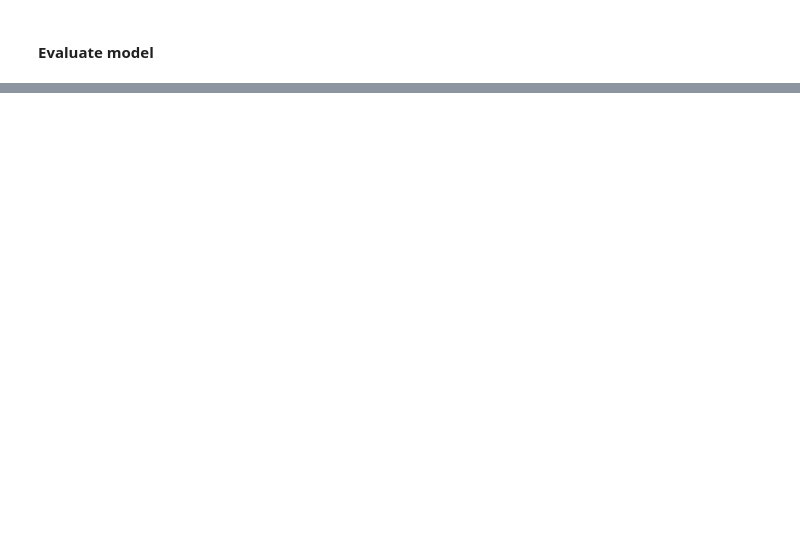
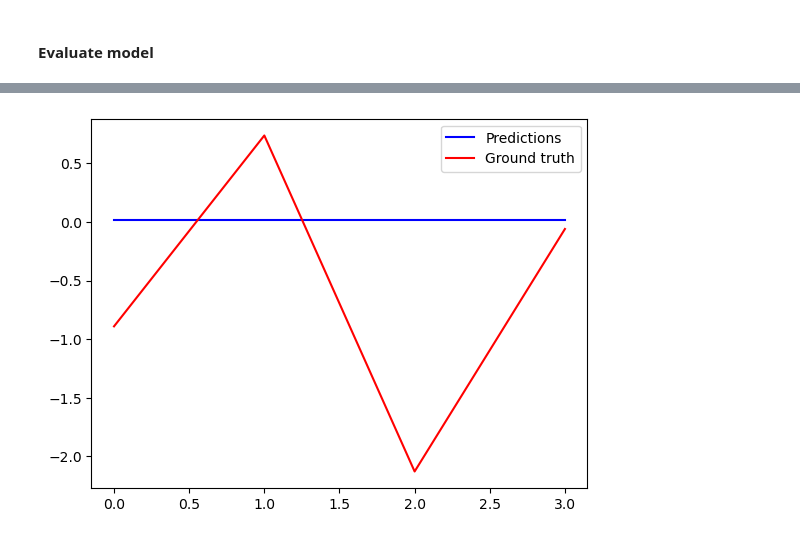
Before and after one commit to AI4S2S/cookbook, a Jupyter notebook: workflow/pred_temperature_transformer.ipynb, the cells around one changed output, grey strips where cells are left out. Cells and saved outputs as stored; diff of their text form; code cells hidden in the pictures; blank space fills up the shorter version.

Commit message:
evaluate predictions with testing data

```diff
--- a/workflow/pred_temperature_transformer.ipynb
+++ b/workflow/pred_temperature_transformer.ipynb
@@ -328,0 +327,26 @@ Visualization
+# %%
+# switch model into evaluation mode
+model.eval()
+hist_test = []
+predictions = []
+hist_test_step = 0
+for batch_idx, (X_batch, y_batch) in enumerate(test_loader):
+    var_X_batch = torch.autograd.Variable(X_batch).to(device)
+    var_y_batch = torch.autograd.Variable(y_batch).to(device)
+    optimizer.zero_grad()
+    with torch.no_grad():
+        output = model(var_X_batch, var_X_batch.detach().clone()[:,-1:,:])
+        loss = criterion(output, var_y_batch)
+    #wandb.log({'testing_loss': loss.item()})
+    predictions.append(torch.mean(output.squeeze(), dim=1).cpu().detach().numpy())
+    hist_test_step += loss.item()
+
+hist_test.append(hist_test_step / len(test_loader.dataset))
+# %%
+fig = plt.figure()
+plt.plot(predictions[0], 'b', label="Predictions")
+plt.plot(np.mean(test_y_torch.squeeze().numpy(), 1), 'r', label="Ground truth")
+plt.legend()
+plt.show()
+# %% [output]
+[figure, added]
```
Also changed, not shown: parts of 8 cells of this notebook.
